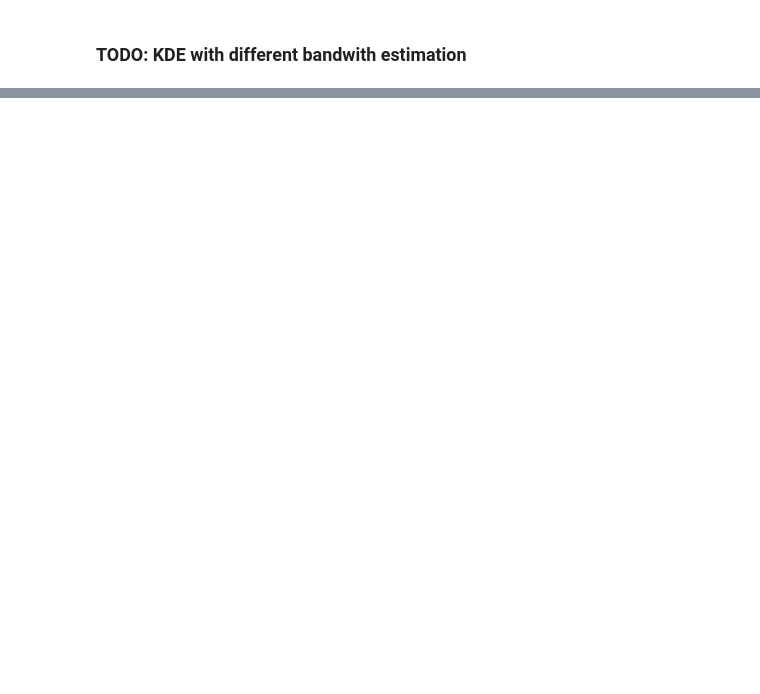
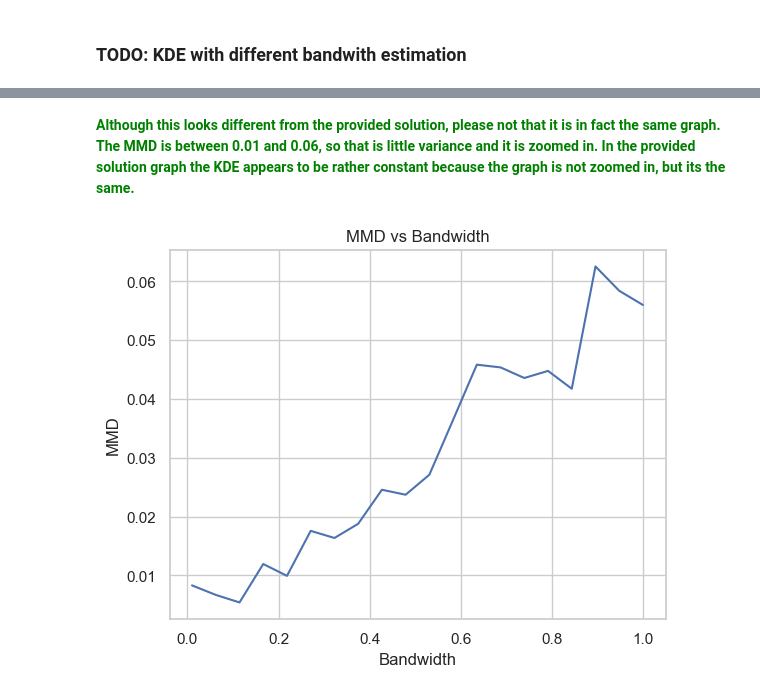
Before and after one commit to PrioteasaAndrei/GAN-Assigment-1, a Jupyter notebook: src/part1/kde.ipynb, the cells around one changed output, grey strips where cells are left out. Cells and saved outputs as stored; diff of their text form; code cells hidden in the pictures; blank space fills up the shorter version.

Commit message:
commented the solution for 1

```diff
--- a/src/part1/kde.ipynb
+++ b/src/part1/kde.ipynb
@@ -42,7 +45,7 @@ query_points = np.c_[xx.ravel(), yy.ravel()]
 bandwidth = 0.1
 
 # Calculate the custom KDE for the query points
-custom_kde_values = utils.custom_kernel_density_estimation(X, query_points, bandwidth)
+custom_kde_values = custom_kernel_density_estimation(X, query_points, bandwidth)
 
 # Reshape the KDE values to match the grid shape
 custom_kde_values = np.array(custom_kde_values).reshape(xx.shape)
@@ -60,0 +67,14 @@ plt.show()
+# %%
+def generate_samples(query_points,custom_kde_values,num_samples=100):
+
+    ## normalize kde values
+    custom_kde_values /= np.sum(custom_kde_values)
+
+    samples = []
+    for _ in range(num_samples):
+        sample = query_points[np.random.choice(len(query_points), p=custom_kde_values.ravel())]
+        samples.append(sample)
+
+    # Convert the samples to a NumPy array
+    samples = np.array(samples)
+    return samples
@@ -84,2 +107,21 @@ MMD result of X and Y is 0.008451143279671669
 # %% [markdown]
 ### TODO: KDE with different bandwith estimation
+# %%
+bandwidth = list(np.linspace(0.01,1,20))
+
+MMDS_vs_bandwith = []
+
+for b in bandwidth:
+    x_values = np.linspace(-1.5, 2.5, 100)
+    y_values = np.linspace(-0.5, 1.5, 100)
+    xx, yy = np.meshgrid(x_values, y_values)
+    query_points = np.c_[xx.ravel(), yy.ravel()]
+    custom_kde_values = custom_kernel_density_estimation(X, query_points, b)
+
+    # Reshape the KDE values to match the grid shape
+    custom_kde_values = np.array(custom_kde_values).reshape(xx.shape)
+    samples = generate_samples(query_points,custom_kde_values,num_samples=1000)
+
+    result = utils.MMD(torch.tensor(X), torch.tensor(samples), kernel="inverse_multi_quadratic")
+    print(f"MMD result of X and Y is {result.item()}")
+    MMDS_vs_bandwith.append((result.item(),b))
@@ -85,0 +149,12 @@ MMD result of X and Y is 0.008451143279671669
+# %% [markdown]
+ <div style="color: green; font-weight:
+bold">Although this looks different from the provided solution, please not that it is in fact the same graph. The MMD is between 0.01 and 0.06, so that is little variance and it is zoomed in. In the provided solution graph the KDE appears to be rather constant because the graph is not zoomed in, but its the same.</div>
+# %%
+### increasing the bandwidth increases the MMD
+plt.plot([x[1] for x in MMDS_vs_bandwith],[x[0] for x in MMDS_vs_bandwith])
+plt.xlabel("Bandwidth")
+plt.ylabel("MMD")
+plt.title("MMD vs Bandwidth")
+plt.show()
+# %% [output]
+[figure, added]
```
Also changed, not shown: parts of 6 cells of this notebook, 2 other files.
